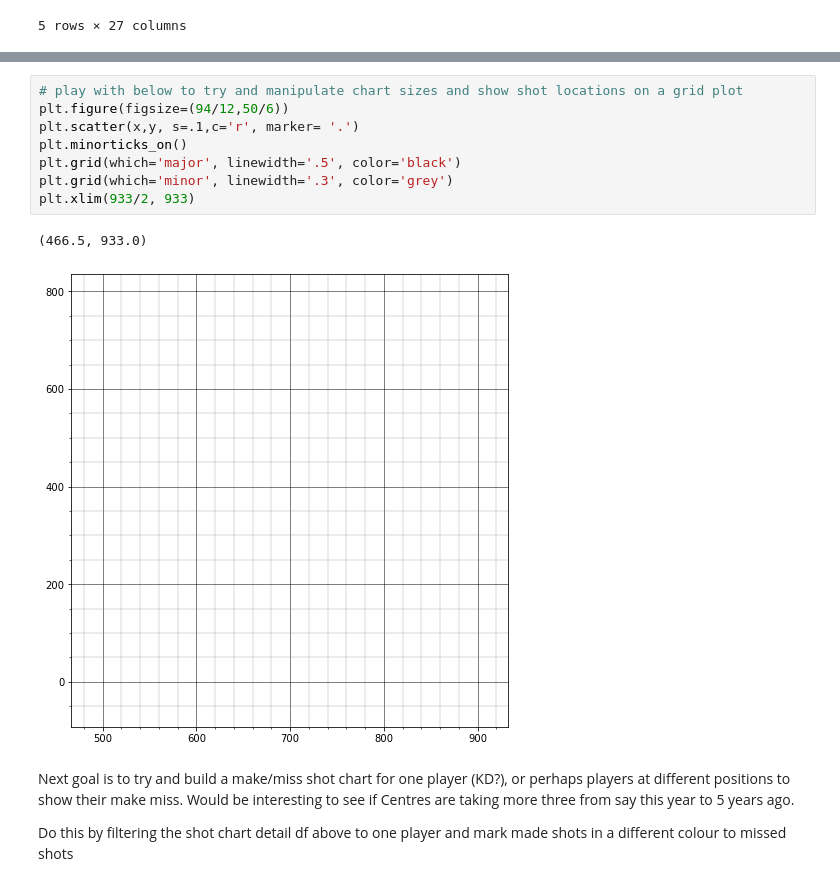
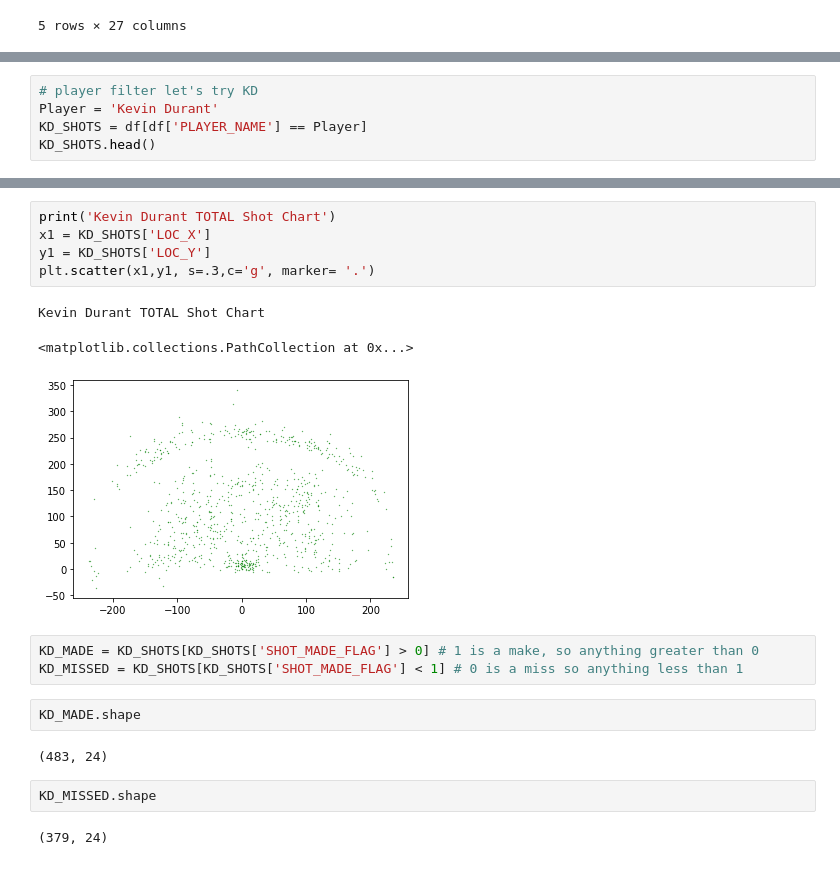
Before and after one commit to tjalback/Sports-Analytics, a Jupyter notebook: Sports Analytics.ipynb, the cells around one changed output, grey strips where cells are left out. Cells and saved outputs as stored; diff of their text form.

Commit message:
Add files via upload
mid year update. nba api bringing in shot location detail doesn't appear to be working since the end of nba season 2023. So reworked with a .csv file to show an example.

```diff
--- a/Sports Analytics.ipynb
+++ b/Sports Analytics.ipynb
@@ -413,0 +590,5 @@ df.SHOT_MADE_FLAG.sum() / df.shape[0]
+# %%
+# player filter let's try KD
+Player = 'Kevin Durant'
+KD_SHOTS = df[df['PLAYER_NAME'] == Player]
+KD_SHOTS.head()
@@ -424,15 +637,20 @@ plt.scatter(x,y, s=.005,c='r', marker= '.')
-# %%
-# play with below to try and manipulate chart sizes and show shot locations on a grid plot
-plt.figure(figsize=(94/12,50/6))
-plt.scatter(x,y, s=.1,c='r', marker= '.')
-plt.minorticks_on()
-plt.grid(which='major', linewidth='.5', color='black')
-plt.grid(which='minor', linewidth='.3', color='grey')
-plt.xlim(933/2, 933)
-# %% [output]
-(466.5, 933.0)
-[figure, removed]
-# %% [markdown]
-Next goal is to try and build a make/miss shot chart for one player (KD?), or perhaps players at different positions to show their make miss. Would be interesting to see if Centres are taking more three from say this year to 5 years ago.
-
-Do this by filtering the shot chart detail df above to one player and mark made shots in a different colour to missed shots
+# %%
+print('Kevin Durant TOTAL Shot Chart')
+x1 = KD_SHOTS['LOC_X']
+y1 = KD_SHOTS['LOC_Y']
+plt.scatter(x1,y1, s=.3,c='g', marker= '.')
+# %% [output]
+Kevin Durant TOTAL Shot Chart
+<matplotlib.collections.PathCollection at 0x...>
+[figure, added]
+# %%
+KD_MADE = KD_SHOTS[KD_SHOTS['SHOT_MADE_FLAG'] > 0] # 1 is a make, so anything greater than 0
+KD_MISSED = KD_SHOTS[KD_SHOTS['SHOT_MADE_FLAG'] < 1] # 0 is a miss so anything less than 1
+# %%
+KD_MADE.shape
+# %% [output]
+(483, 24)
+# %%
+KD_MISSED.shape
+# %% [output]
+(379, 24)
```
Also changed, not shown: parts of 83 cells of this notebook.
